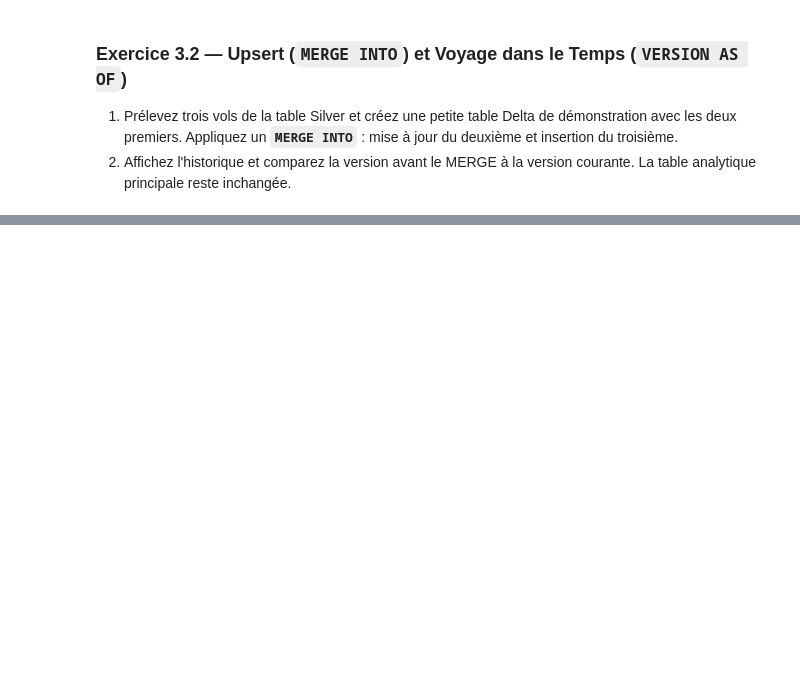
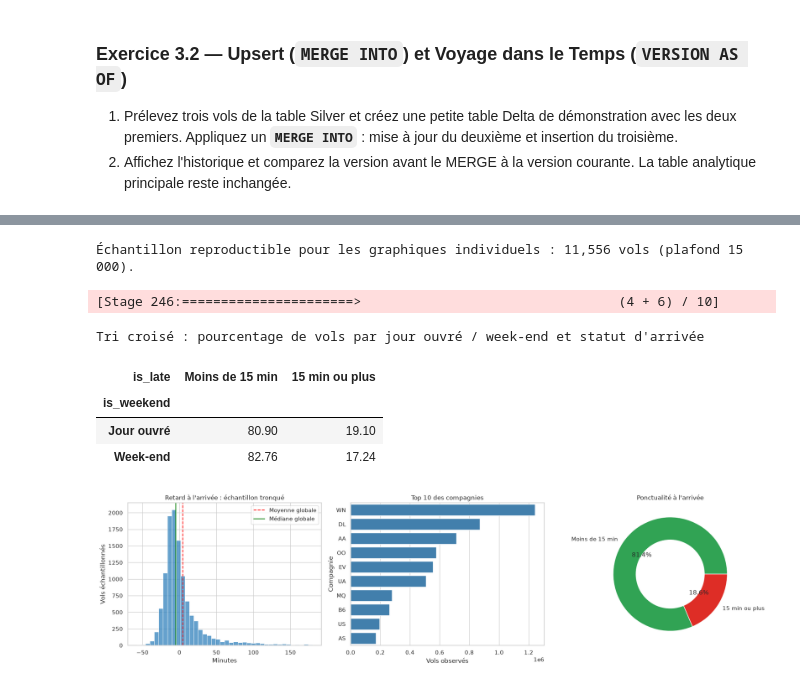
Before and after one commit to lilipix/airline-datas, a Jupyter notebook: notebooks/J2_Spark_Delta_Silver.ipynb, the cells around one changed output, grey strips where cells are left out. Drawn from its saved outputs; the diff is of its cells as text; code cells hidden in the pictures; blank space fills up the shorter version.

Commit message:
Compléter le nettoyage et les visualisations J2
Co-authored-by: Copilot <223556219+Copilot@users.noreply.github.com>

```diff
--- a/notebooks/J2_Spark_Delta_Silver.ipynb
+++ b/notebooks/J2_Spark_Delta_Silver.ipynb
@@ -294,0 +422,36 @@ Time Travel : version 0 = 2 lignes ; version courante = 3 lignes (1 mise à jour
+# %%
+eda_flights = observed.withColumn("is_weekend", F.dayofweek("flight_date").isin(1, 7)).withColumn("is_late", F.col("arrival_delay") >= 15)
+sample_pd = (eda_flights.select("flight_date", "airline", "distance", "departure_delay", "arrival_delay", "is_weekend", "is_late")
+    .dropna(subset=["distance", "departure_delay", "arrival_delay"])
+    .sample(fraction=0.002, seed=42).limit(15000).toPandas())
+if len(sample_pd) < 10:
+    raise ValueError("Échantillon EDA insuffisant : au moins 10 vols complets sont nécessaires.")
+print(f"Échantillon reproductible pour les graphiques individuels : {len(sample_pd):,} vols (plafond 15 000).")
+cross = eda_flights.groupBy("is_weekend", "is_late").count().toPandas()
+cross_table = cross.pivot(index="is_weekend", columns="is_late", values="count").fillna(0)
+cross_pct = cross_table.div(cross_table.sum(axis=1), axis=0).mul(100).round(2)
+print("Tri croisé : pourcentage de vols par jour ouvré / week-end et statut d'arrivée")
+display(cross_pct.rename(index={False: "Jour ouvré", True: "Week-end"}, columns={False: "Moins de 15 min", True: "15 min ou plus"}))
+carrier_counts = eda_flights.groupBy("airline").count().orderBy(F.desc("count")).limit(10).toPandas()
+late_counts = eda_flights.groupBy("is_late").count().toPandas().set_index("is_late")["count"].reindex([False, True], fill_value=0)
+fig, axes = plt.subplots(1, 3, figsize=(19, 5))
+sns.histplot(sample_pd.loc[sample_pd["arrival_delay"].between(-60, 180), "arrival_delay"], bins=40, ax=axes[0], color="#3182bd")
+axes[0].axvline(stats["arrival_delay_mean"], color="red", linestyle="--", label="Moyenne globale")
+axes[0].axvline(median, color="green", label="Médiane globale")
+axes[0].set(title="Retard à l'arrivée : échantillon tronqué", xlabel="Minutes", ylabel="Vols échantillonnés")
+axes[0].legend()
+sns.barplot(data=carrier_counts, x="count", y="airline", color="#3182bd", ax=axes[1])
+axes[1].set(title="Top 10 des compagnies", xlabel="Vols observés", ylabel="Compagnie")
+axes[2].pie(late_counts, labels=["Moins de 15 min", "15 min ou plus"], autopct="%1.1f%%", colors=["#31a354", "#de2d26"], wedgeprops={"width": 0.4})
+axes[2].set_title("Ponctualité à l'arrivée")
+plt.tight_layout()
+plt.show()
+# %% [output]
+Échantillon reproductible pour les graphiques individuels : 11,556 vols (plafond 15 000).
+[Stage 246:======================>                                 (4 + 6) / 10]
+Tri croisé : pourcentage de vols par jour ouvré / week-end et statut d'arrivée
+| is_late | Moins de 15 min | 15 min ou plus |
+| is_weekend |  |  |
+| Jour ouvré | 80.90 | 19.10 |
+| Week-end | 82.76 | 17.24 |
+[figure, added]
```
Also changed, not shown: parts of 13 cells of this notebook.
